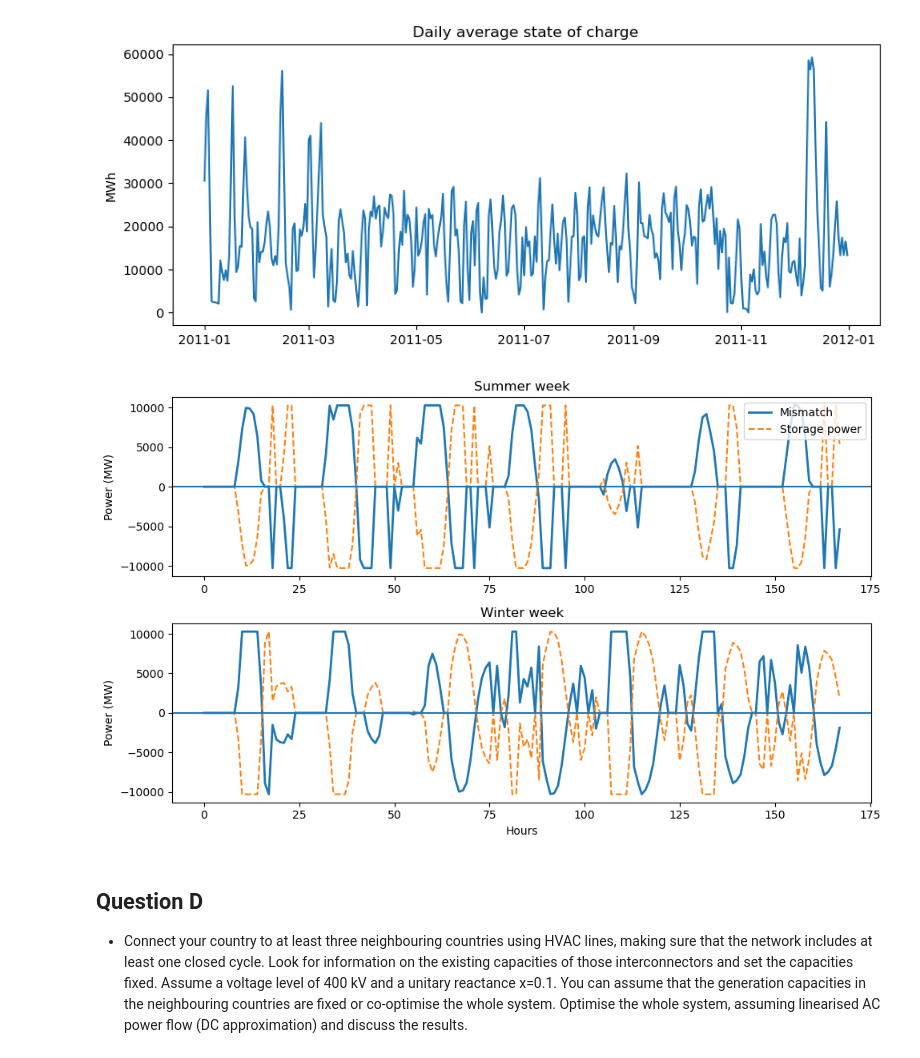
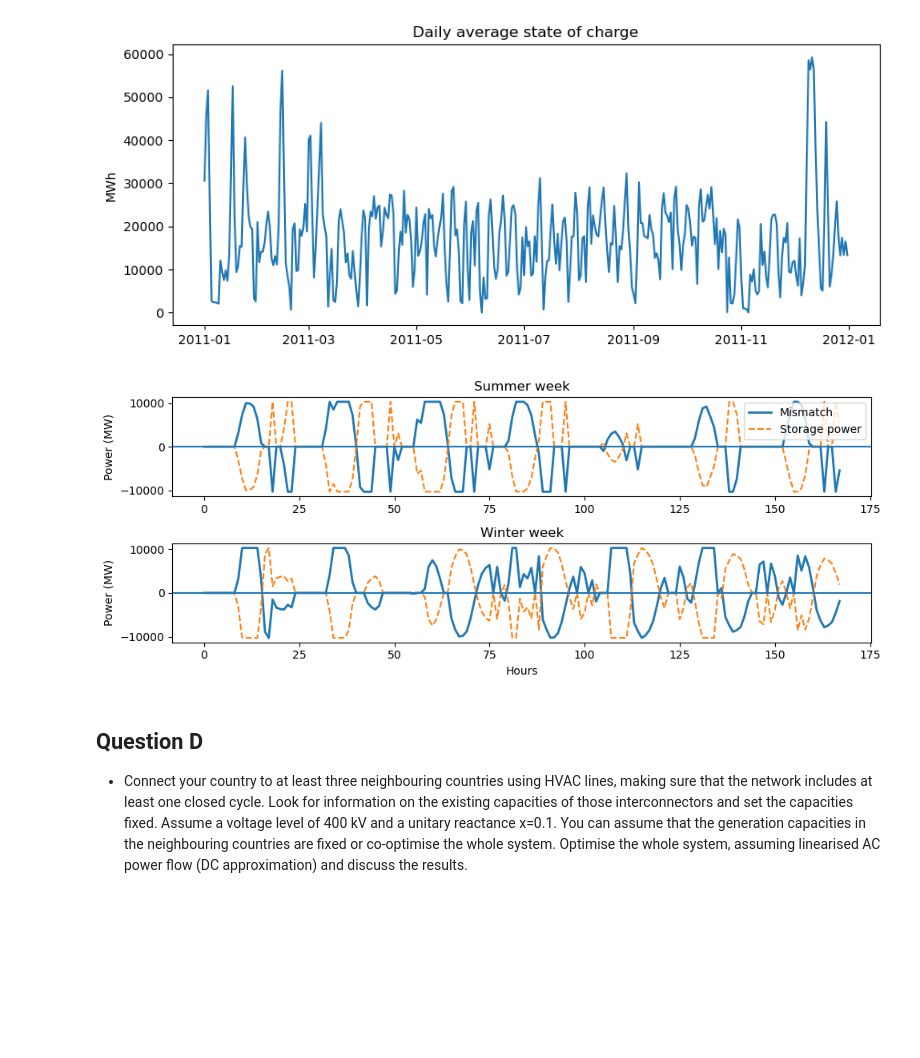
Before and after one commit to martaibaiao/integrated-energy-grids_project, a Jupyter notebook: project_part1.ipynb, the cells around one changed output. Drawn from its saved outputs; the diff is of its cells as text; code cells hidden in the pictures; blank space fills up the shorter version.

```diff
--- a/project_part1.ipynb
+++ b/project_part1.ipynb
@@ -680,32 +677,33 @@ plt.show()
 # %% [output]
 [figure]
 # %%
-fig, ax = plt.subplots(2, 1, figsize=(10,6), sharex=False)
+fig, ax = plt.subplots(2, 1, figsize=(10,4), sharex=False)
 
+mismatch = n_withstorage.generators_t.p.sum(axis=1) - n_withstorage.loads_t.p.sum(axis=1)
 summer_mismatch = mismatch.loc["2011-07-22":"2011-07-28"]
 summer_storage = n_withstorage.storage_units_t.p.loc["2011-07-22":"2011-07-28"]
 
 ax[0].plot(summer_mismatch.values, label="Mismatch", linewidth=2)
 ax[0].plot(summer_storage.values, label="Storage power", linestyle="--")
 ax[0].axhline(0)
 ax[0].set_title("Summer week")
 ax[0].set_ylabel("Power (MW)")
 ax[0].legend()
 
 winter_mismatch = mismatch.loc["2011-01-22":"2011-01-28"]
 winter_storage = n_withstorage.storage_units_t.p.loc["2011-01-22":"2011-01-28"]
 
 ax[1].plot(winter_mismatch.values, label="Mismatch", linewidth=2)
 ax[1].plot(winter_storage.values, label="Storage power", linestyle="--")
 ax[1].axhline(0)
 ax[1].set_title("Winter week")
 ax[1].set_ylabel("Power (MW)")
 ax[1].set_xlabel("Hours")
 
 plt.tight_layout()
 plt.show()
 # %% [output]
-[figure, old version]
+[figure, new version]
 # %% [markdown]
 ## Question D
 
```
Also changed, not shown: parts of 7 cells of this notebook.
